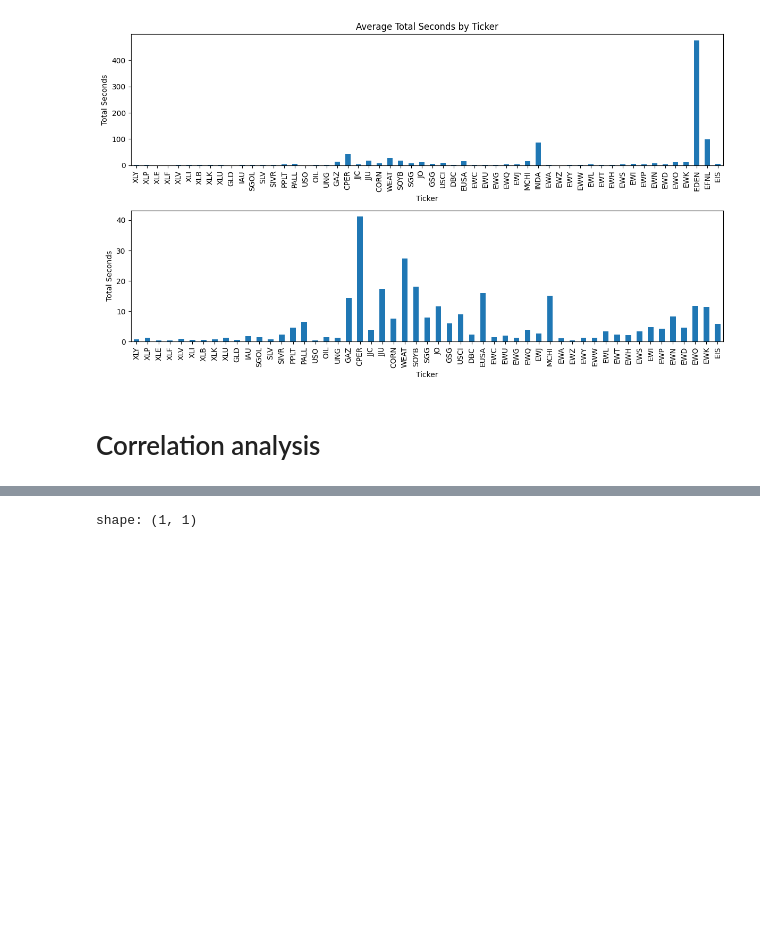
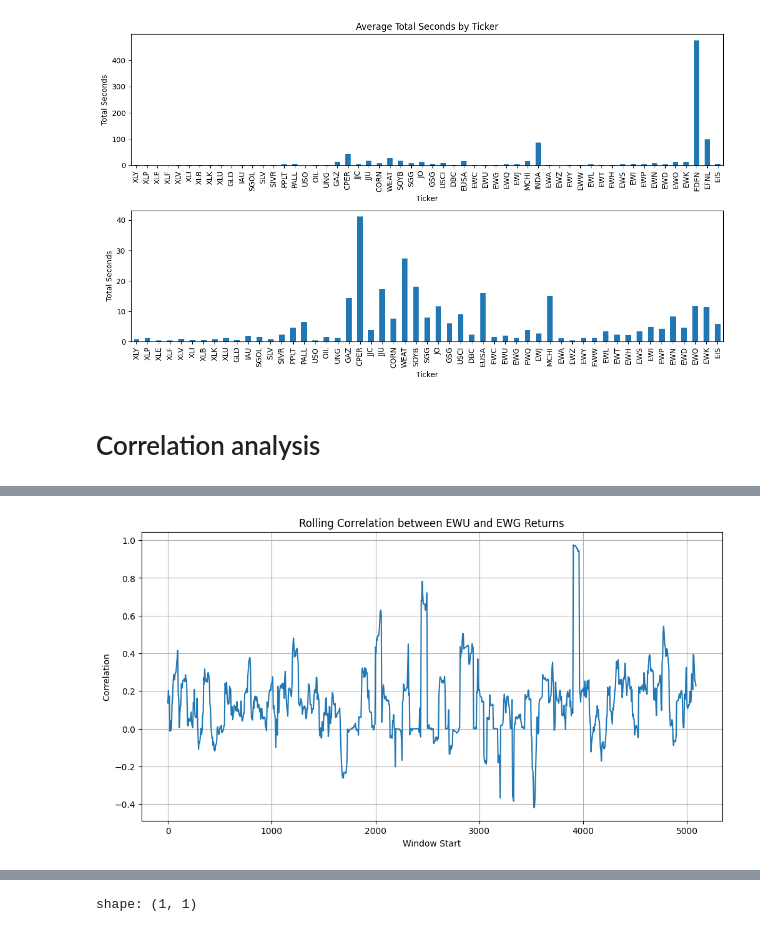
Before and after one commit to hosseinabadi/Big-Data-Correlation-Estimation, a Jupyter notebook: main.ipynb, the cells around one changed output, grey strips where cells are left out. Drawn from its saved outputs; the diff is of its cells as text; code cells hidden in the pictures; blank space fills up the shorter version.

```diff
--- a/main.ipynb
+++ b/main.ipynb
@@ -118,0 +288,9 @@ plt.show()
+# %%
+rolling_corr_df = rolling_cross_correlation(
+    df_ewu_ret, df_ewg_ret,
+    column1="return", column2="return",
+    window_length=60,
+    delta_step=5,
+)
+
+print(rolling_corr_df)
@@ -118,0 +316,15 @@ plt.show()
+# %%
+#Drop NANs and plot
+rolling_corr_df = rolling_corr_df.fill_nan(None)
+rolling_corr_df = rolling_corr_df.drop_nulls()
+
+first_obs = rolling_corr_df.head(1000)
+
+plt.figure(figsize=(12, 6))
+plt.plot(first_obs['window_start'], first_obs['correlation'])
+plt.title('Rolling Correlation between EWU and EWG Returns')
+plt.xlabel('Window Start')
+plt.ylabel('Correlation')
+plt.grid(True)
+# %% [output]
+[figure, added]
```
Also changed, not shown: parts of 16 cells of this notebook.
